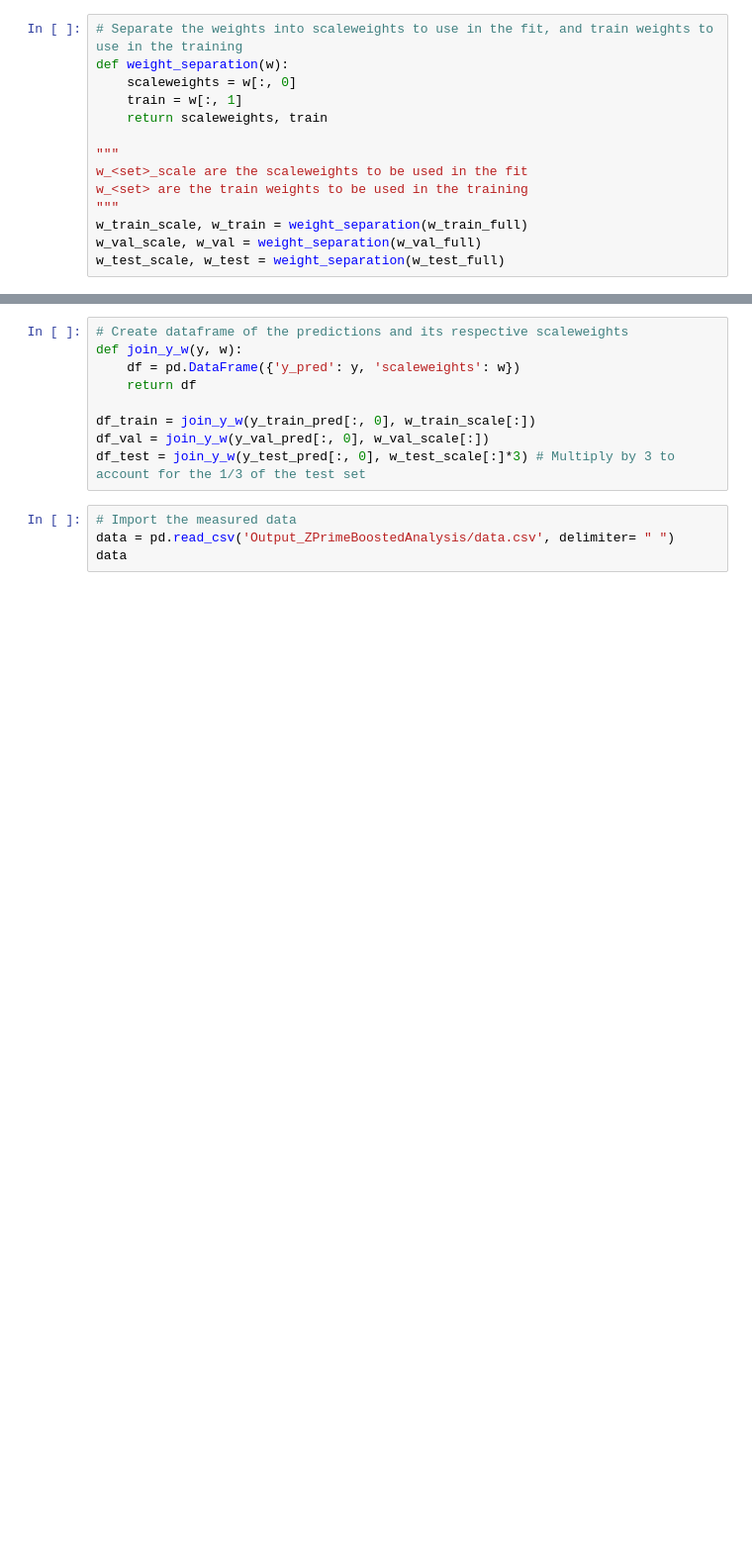
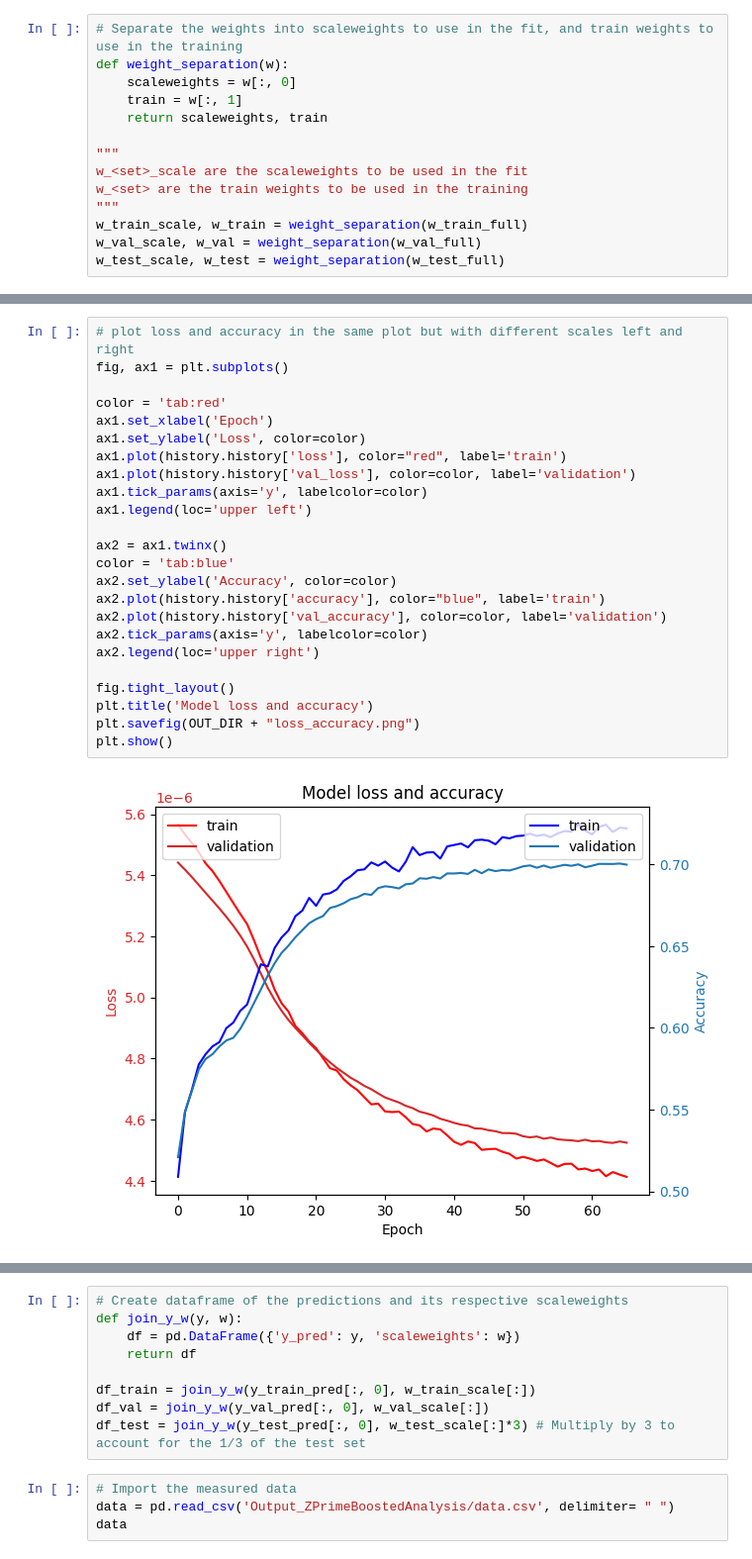
Before and after one commit to joaopedrobiu6/MASHEP_jbiu, a Jupyter notebook: Projeto/MachineLearning.ipynb, the cells around one changed output, grey strips where cells are left out. Shown: that part at 99% size. Saved outputs shown, nothing was run; the diff lists cells and outputs as text; blank space fills up the shorter version.

```diff
--- a/Projeto/MachineLearning.ipynb
+++ b/Projeto/MachineLearning.ipynb
@@ -129,3 +176,29 @@ plt.show()
+# %%
+# plot loss and accuracy in the same plot but with different scales left and right
+fig, ax1 = plt.subplots()
+
+color = 'tab:red'
+ax1.set_xlabel('Epoch')
+ax1.set_ylabel('Loss', color=color)
+ax1.plot(history.history['loss'], color="red", label='train')
+ax1.plot(history.history['val_loss'], color=color, label='validation')
+ax1.tick_params(axis='y', labelcolor=color)
+ax1.legend(loc='upper left')
+
+ax2 = ax1.twinx()
+color = 'tab:blue'
+ax2.set_ylabel('Accuracy', color=color)
+ax2.plot(history.history['accuracy'], color="blue", label='train')
+ax2.plot(history.history['val_accuracy'], color=color, label='validation')
+ax2.tick_params(axis='y', labelcolor=color)
+ax2.legend(loc='upper right')
+
+fig.tight_layout()
+plt.title('Model loss and accuracy')
+plt.savefig(OUT_DIR + "loss_accuracy.png")
+plt.show()
+# %% [output]
+[figure, added]
 # %%
 # Compute the predictions for the training, validation and test sets
 y_train_pred = model.predict(x_train)
```
Also changed, not shown: parts of 19 cells of this notebook, 21 other files.
